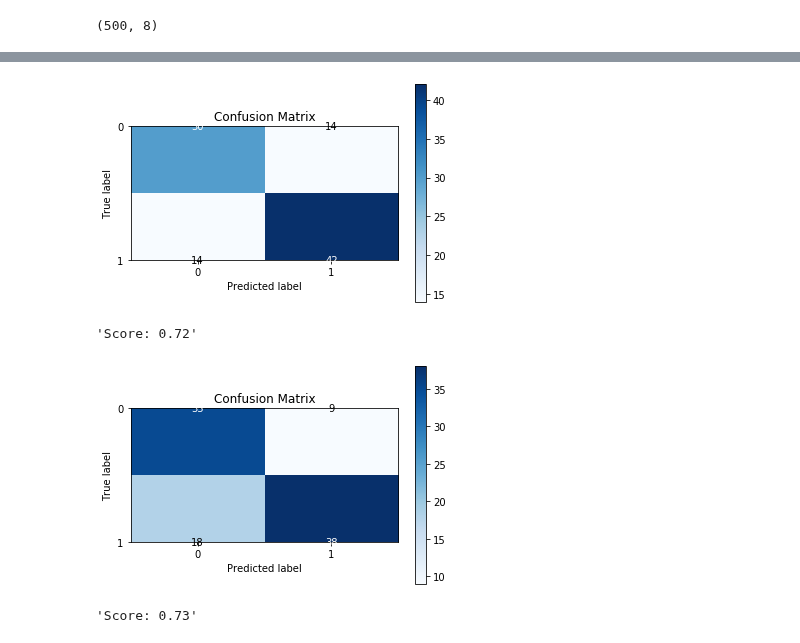
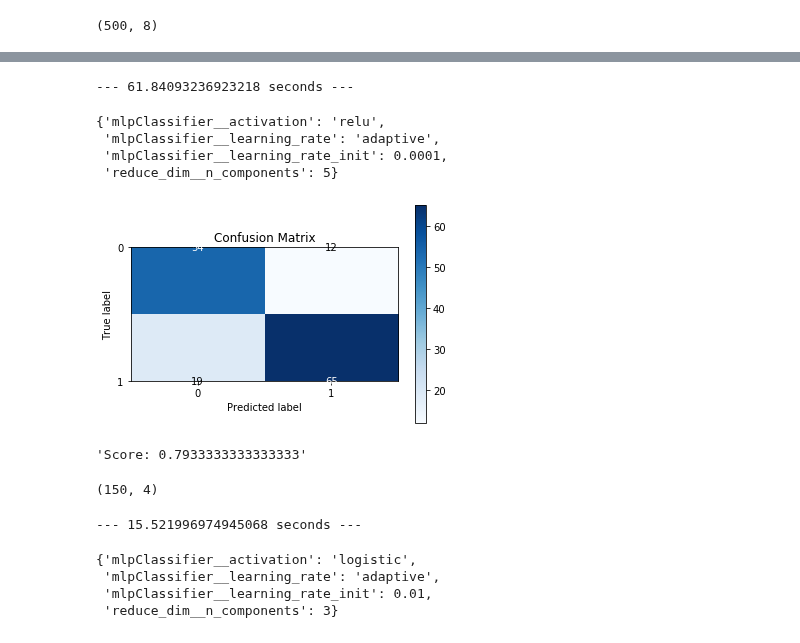
Before and after one commit to aleberans/Analisi-dati-per-problemi-di-medicina-legale, a Jupyter notebook: Esercizi/EserciziNovembre/Esercizi_veri/Uso_funzioni.ipynb, the cells around one changed output, grey strips where cells are left out. Saved outputs shown, nothing was run; the diff lists cells and outputs as text; code cells hidden in the pictures.

```diff
--- a/Esercizi/EserciziNovembre/Esercizi_veri/Uso_funzioni.ipynb
+++ b/Esercizi/EserciziNovembre/Esercizi_veri/Uso_funzioni.ipynb
@@ -270,10 +398,14 @@ addestraMLPClassifierLBFGS(activation='relu', nomeDataset='Admission_Predict_Ver
-# %%
-addestraMLPClassifierLBFGS(activation='relu', nomeDataset='Admission_Predict_Ver1', hidden_layer_sizes=(5, 5), max_iter=500, X=X, y=y, dim=2)
-# %% [output]
-[figure, removed]
-'Score: 0.72'
+# %%
+#trovo iperparametri per un MLPClassifier
+trovaIperparametri(X=X, y=y, model=MLPClassifier, numero_dimensioni=8)
+# %% [output]
+--- 61.84093236923218 seconds ---
+{'mlpClassifier__activation': 'relu',
+ 'mlpClassifier__learning_rate': 'adaptive',
+ 'mlpClassifier__learning_rate_init': 0.0001,
+ 'reduce_dim__n_components': 5}
 # %%
-addestraMLPClassifier(activation='relu', nomeDataset='Admission_Predict_Ver1', solver='sgd', learning_rate='adaptive', learning_rate_init=0.005, hidden_layer_sizes=(5, 5), max_iter=500, X=X, y=y, dim=2)
+addestraMLPClassifier('Admission_Predict_Ver1.1', X=X, y=y, activation='relu', learning_rate='adaptive', learning_rate_init=0.0001, momentum=0.7, hidden_layer_sizes=(50, 50), dim=5, max_iter=500)
 # %% [output]
-[figure, old version]
+[figure, new version]
-'Score: 0.73'
+'Score: 0.7933333333333333'
@@ -279,0 +417,12 @@ addestraMLPClassifier(activation='relu', nomeDataset='Admission_Predict_Ver1', s
+# %%
+X.shape
+# %% [output]
+(150, 4)
+# %%
+trovaIperparametri(X=X, y=y, model=MLPClassifier, numero_dimensioni=4)
+# %% [output]
+--- 15.521996974945068 seconds ---
+{'mlpClassifier__activation': 'logistic',
+ 'mlpClassifier__learning_rate': 'adaptive',
+ 'mlpClassifier__learning_rate_init': 0.01,
+ 'reduce_dim__n_components': 3}
```
Also changed, not shown: parts of 20 cells of this notebook, 1 other file.
